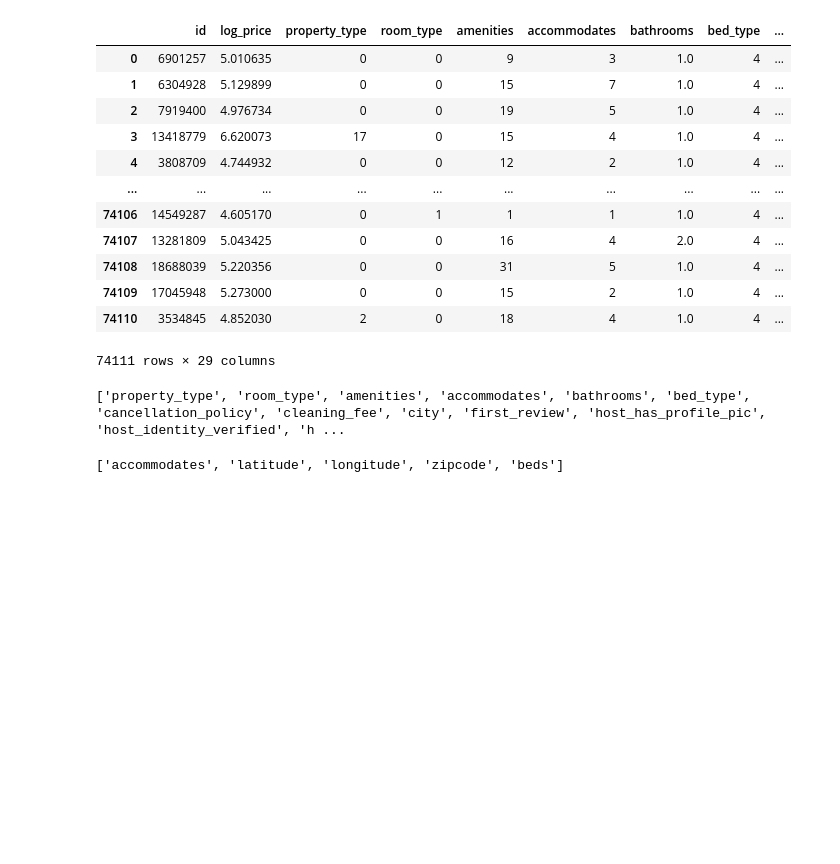
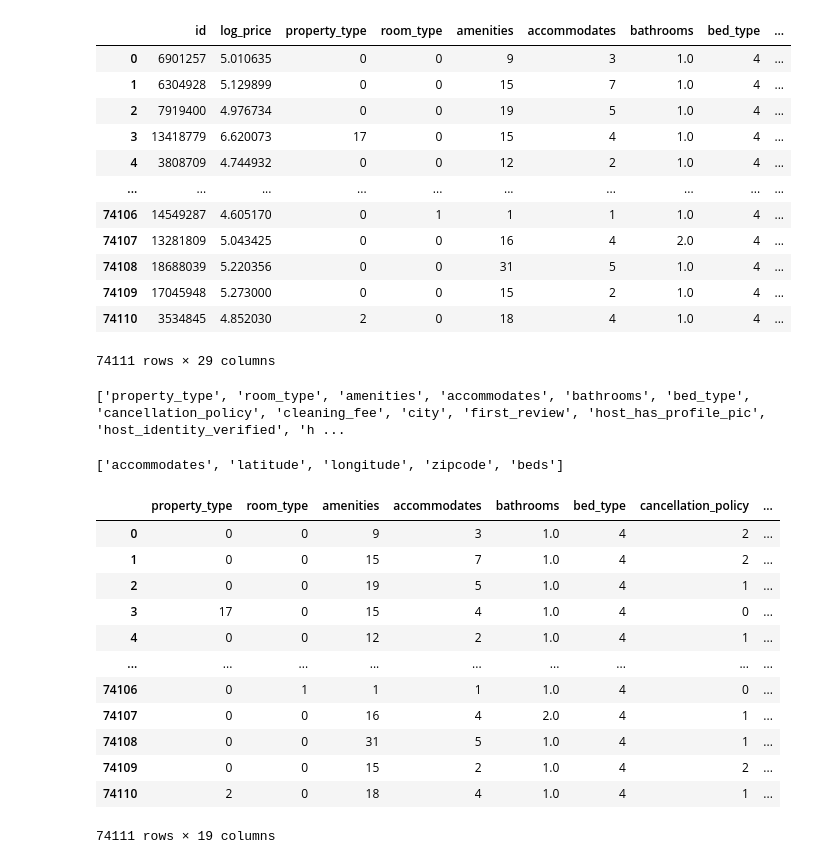
Before and after one commit to LinhVuHoang/Personal_projects, a Jupyter notebook: Airbnb-Price-Prediction/Notebook_Experiments/Airbnb_Price_Prediction.ipynb, the cells around one changed output. Saved outputs shown, nothing was run; the diff lists cells and outputs as text; code cells hidden in the pictures; blank space fills up the shorter version.

```diff
--- a/Airbnb-Price-Prediction/Notebook_Experiments/Airbnb_Price_Prediction.ipynb
+++ b/Airbnb-Price-Prediction/Notebook_Experiments/Airbnb_Price_Prediction.ipynb
@@ -457,3 +457,22 @@ features_too_highly_correlated = corr.index[selected_features].tolist()
 features_too_highly_correlated
 # %% [output]
 ['accommodates', 'latitude', 'longitude', 'zipcode', 'beds']
+# %%
+x = df.drop(['id','name','log_price','description','first_review','host_since','last_review','thumbnail_url','neighbourhood','zipcode'],axis=1)
+y = df.log_price
+# %%
+x
+# %% [output]
+|  | property_type | room_type | amenities | accommodates | bathrooms | bed_type | cancellation_policy | ... |
+| 0 | 0 | 0 | 9 | 3 | 1.0 | 4 | 2 | ... |
+| 1 | 0 | 0 | 15 | 7 | 1.0 | 4 | 2 | ... |
+| 2 | 0 | 0 | 19 | 5 | 1.0 | 4 | 1 | ... |
+| 3 | 17 | 0 | 15 | 4 | 1.0 | 4 | 0 | ... |
+| 4 | 0 | 0 | 12 | 2 | 1.0 | 4 | 1 | ... |
+| ... | ... | ... | ... | ... | ... | ... | ... | ... |
+| 74106 | 0 | 1 | 1 | 1 | 1.0 | 4 | 0 | ... |
+| 74107 | 0 | 0 | 16 | 4 | 2.0 | 4 | 1 | ... |
+| 74108 | 0 | 0 | 31 | 5 | 1.0 | 4 | 1 | ... |
+| 74109 | 0 | 0 | 15 | 2 | 1.0 | 4 | 2 | ... |
+| 74110 | 2 | 0 | 18 | 4 | 1.0 | 4 | 1 | ... |
+74111 rows × 19 columns
```
Also changed, not shown: parts of 4 cells of this notebook.
